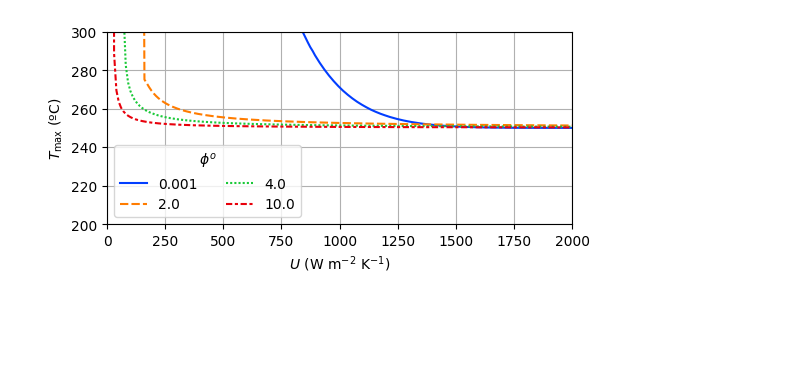
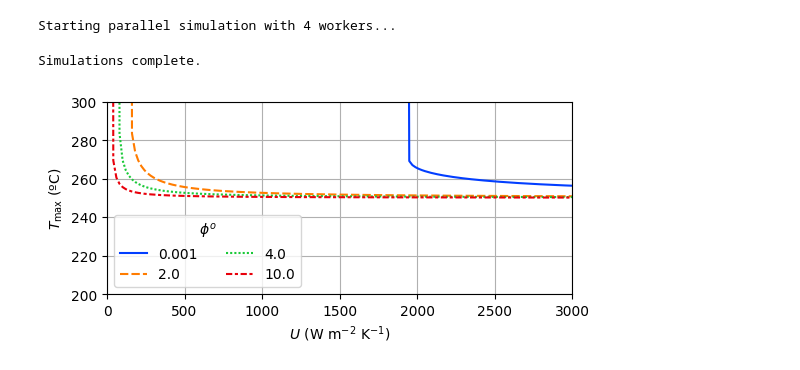
Before and after one commit to rafaelbeloduarte/SAF_kinetics_paper_code_with_WGS, a Jupyter notebook: PBR_pilot_U_req.ipynb, the cells around one changed output. Drawn from its saved outputs; the diff is of its cells as text; code cells hidden in the pictures; blank space fills up the shorter version.

Commit message:
fixed and improved some plots

```diff
--- a/PBR_pilot_U_req.ipynb
+++ b/PBR_pilot_U_req.ipynb
@@ -297,3 +271,32 @@ print("Simulations complete.")
+# %%
+# if __name__ == "__main__":
+# Determine number of workers (e.g., 4 or use os.cpu_count())
+num_workers = 4
+
+print(f"Starting parallel simulation with {num_workers} workers...")
+
+# Prepare the list of tasks
+tasks = [(idx, row) for idx, row in parametric_data.iterrows()]
+
+# Execute in parallel
+results_list = []
+with ProcessPoolExecutor(max_workers=num_workers) as executor:
+    # We use a wrapper or starmap-like approach
+    futures = [executor.submit(solve_ODEs, *task) for task in tasks]
+
+    for future in tqdm(futures, total=len(futures)):
+        idx, res = future.result()
+        # Update the dataframe with results
+        for col, val in res.items():
+            parametric_data.loc[idx, col] = val
+
+# Save final results
+parametric_data.to_pickle('parametric_data_PBRsim_U_req.pkl')
+parametric_data.to_excel('parametric_data_PBRsim_U_req.ods')
+print("Simulations complete.")
+# %% [output]
+Starting parallel simulation with 4 workers...
+Simulations complete.
 # %%
 parametric_data = pd.read_pickle('parametric_data_PBRsim_U_req.pkl')
 # %%
@@ -301,27 +304,27 @@ fig_path = '/home/rafael/GoogleDrive/uem/Doutorado/Papers/SAF_kinetics/figures/'
 # %%
 fig, ax = plt.subplots(figsize=(6,2.5))
 
 parametric_data['max T (ºC)'] = parametric_data['max T (K)'] - 273.15
 
-sns.lineplot(data = parametric_data.drop([57, 61]),
+sns.lineplot(data = parametric_data,
             x = 'U', y = 'max T (ºC)',
             hue = 'phi_220C', style = 'phi_220C', palette = 'bright',
             ax = ax
             )
 ax.grid('both')
 # plt.xscale('log')
 plt.ylim(200, 300)
-plt.xlim(0, 2000)
+plt.xlim(0, 3000)
 ax.legend(title = r'$\phi^o$', ncols = 2, loc = 3)
 plt.xlabel(r'$U~\mathrm{(W~m^{-2}~K^{-1})}$')
 plt.ylabel(r'$T_\mathrm{max}$ (ºC)')
 
 fig_name = 'U_vs_Tmax.pdf'
 plt.savefig(fig_path+fig_name, bbox_inches = 'tight')
 
 plt.show()
 # %% [output]
-[figure, old version]
+[figure, new version]
 # %%
 parametric_data.columns
 # %% [output]
```
Also changed, not shown: parts of 4 cells of this notebook, 8 other files.
